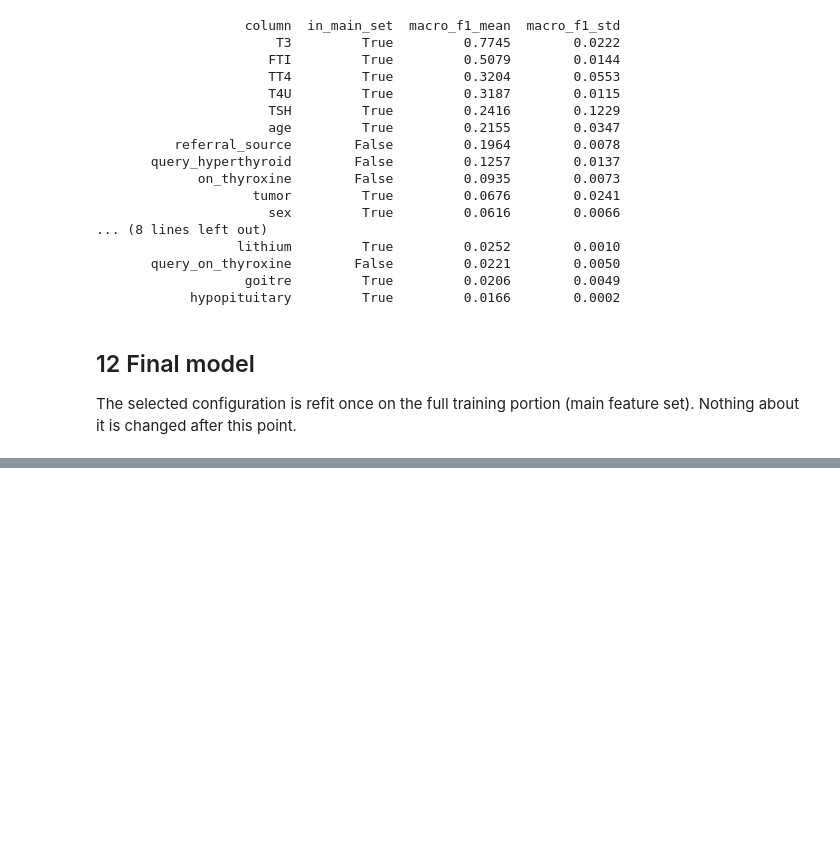
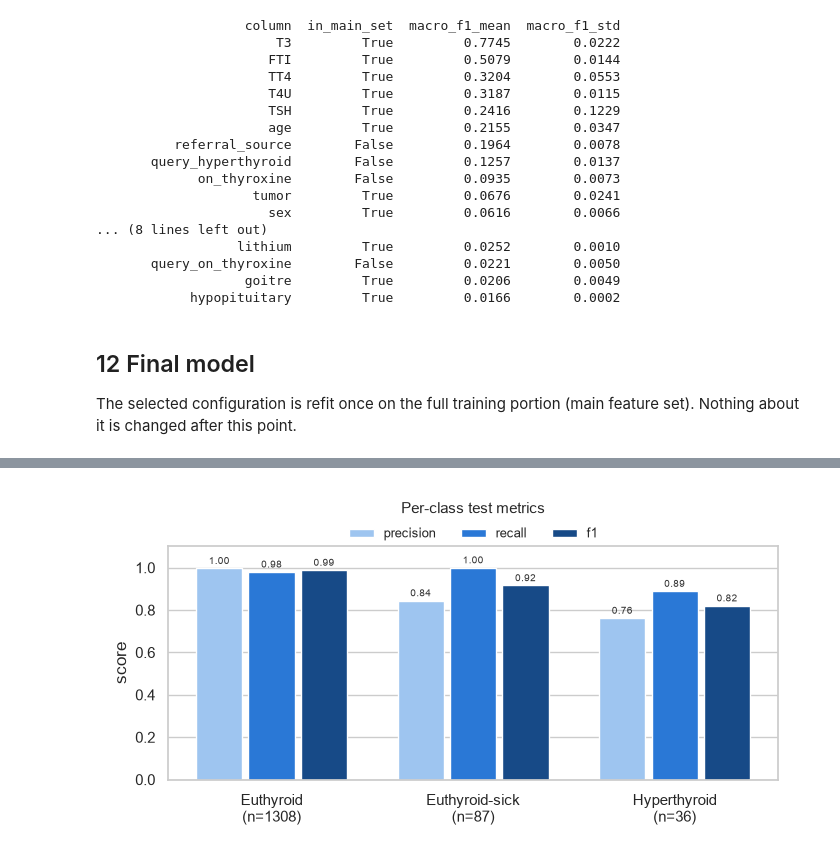
Before and after one commit to obstinix/ThyroML, a Jupyter notebook: ThyroML.ipynb, the cells around one changed output, grey strips where cells are left out. Drawn from its saved outputs; the diff is of its cells as text; code cells hidden in the pictures; blank space fills up the shorter version.

```diff
--- a/ThyroML.ipynb
+++ b/ThyroML.ipynb
@@ -1024,0 +1145,21 @@ Pipeline(steps=[('prep',
+# %%
+fig, ax = plt.subplots(figsize=(7, 3.6))
+metric_cols = ["precision", "recall", "f1"]
+width = 0.26
+xs = np.arange(len(CLASS_ORDER))
+shades = {"precision": "#9ec5f0", "recall": "#2a78d6", "f1": "#174a87"}
+for i, m in enumerate(metric_cols):
+    bars = ax.bar(xs + (i - 1) * width, per_class[m], width=width - 0.03, color=shades[m], label=m)
+    for b in bars:
+        ax.text(b.get_x() + b.get_width() / 2, b.get_height() + 0.01, f"{b.get_height():.2f}",
+                ha="center", va="bottom", fontsize=7.5, color="#333")
+ax.set_xticks(xs, [f"{c}\n(n={int(per_class.loc[c, 'support'])})" for c in CLASS_ORDER])
+ax.set_ylim(0, 1.1)
+ax.set_ylabel("score")
+ax.legend(ncol=3, loc="upper center", bbox_to_anchor=(0.5, 1.13), frameon=False, fontsize=9)
+ax.set_title("Per-class test metrics", fontsize=11, pad=24)
+ax.grid(axis="x", visible=False)
+fig.tight_layout()
+save_show(fig, "per_class_metrics.png")
+# %% [output]
+[figure, added]
```
Also changed, not shown: parts of 17 cells of this notebook, 13 other files.
